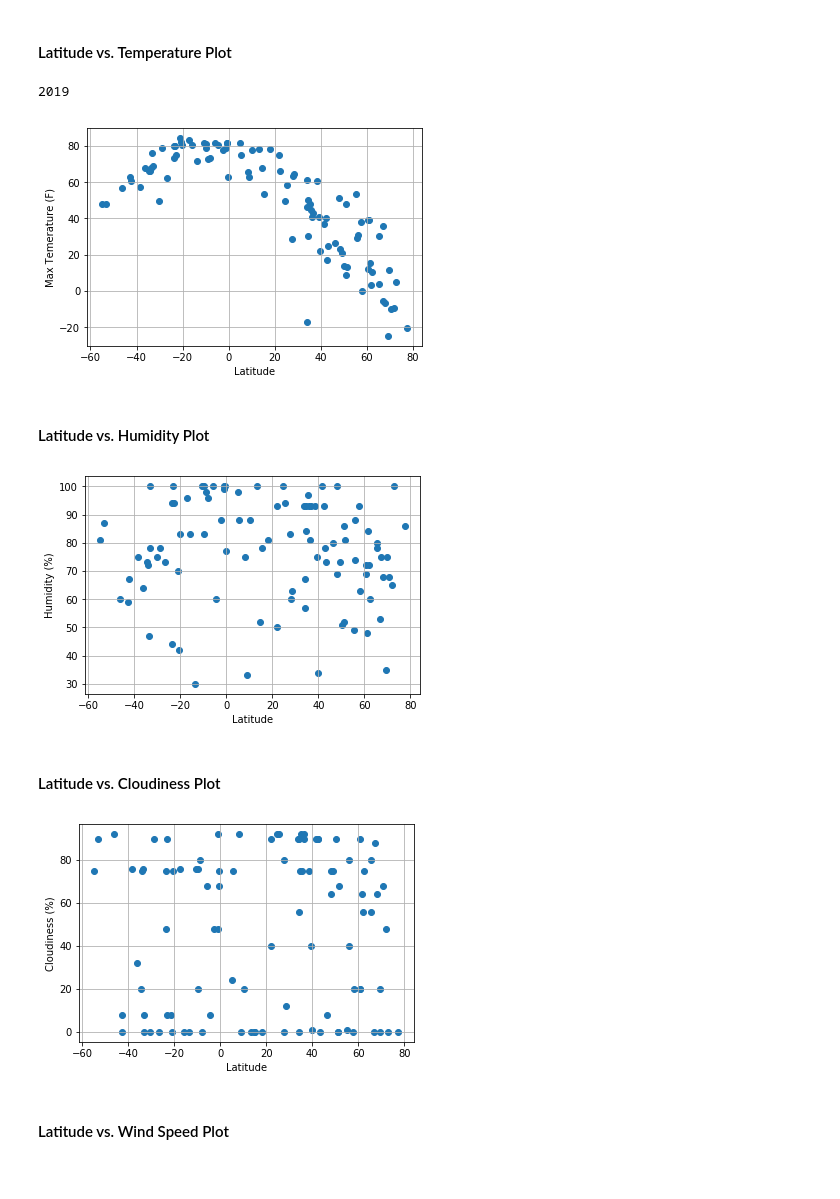
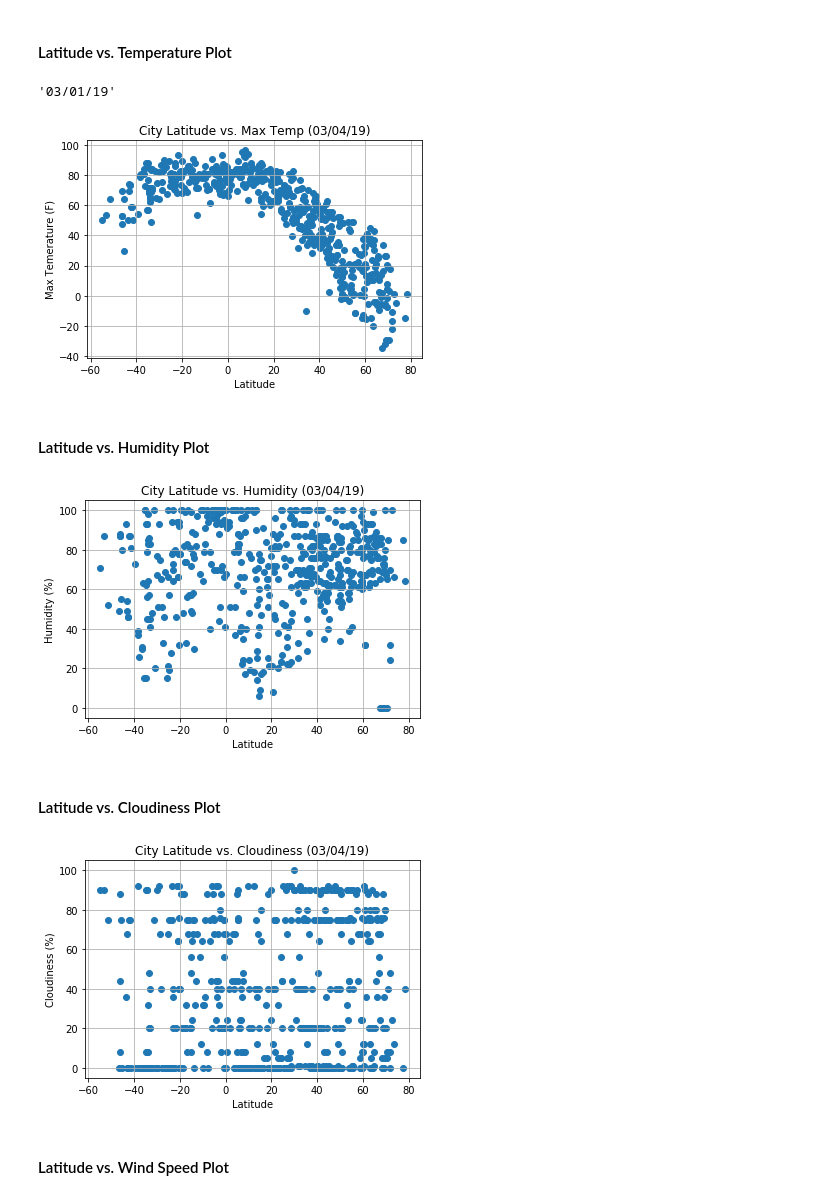
Before and after one commit to sbogdan-sb/Python-API-data-retrieval, a Jupyter notebook: WeatherPy.ipynb, the cells around one changed output. Drawn from its saved outputs; the diff is of its cells as text; code cells hidden in the pictures.

```diff
--- a/WeatherPy.ipynb
+++ b/WeatherPy.ipynb
@@ -41,8 +41,8 @@ lat_lngs = []
 cities = []
 
 # Create a set of random lat and lng combinations
-lats = np.random.uniform(low=-90.000, high=90.000, size=150)
-lngs = np.random.uniform(low=-180.000, high=180.000, size=150)
+lats = np.random.uniform(low=-90.000, high=90.000, size=1500)
+lngs = np.random.uniform(low=-180.000, high=180.000, size=1500)
 lat_lngs = zip(lats, lngs)
 
 # Identify nearest city for each lat, lng combination
@@ -138,17 +143,19 @@ weather_df.head()
 #### Latitude vs. Temperature Plot
 # %%
 datetime.fromtimestamp(1551310309)
-datetime.now().year
+datetime.now().strftime("%m/%d/%y")
 # %% [output]
-2019
+'03/01/19'
 # %%
 plt.scatter(weather_df["Lat"], weather_df["Max Temp"])
 plt.grid()
 plt.xlabel("Latitude")
 plt.ylabel("Max Temerature (F)")
+plt.title("City Latitude vs. Max Temp (" + datetime.now().strftime("%m/%d/%y") + ")")
+plt.savefig("output_data/Lat_vs_temp.png")
 plt.show()
 # %% [output]
-[figure, old version]
+[figure, new version]
 # %% [markdown]
 #### Latitude vs. Humidity Plot
 # %%
@@ -156,9 +163,11 @@ plt.scatter(weather_df["Lat"], weather_df["Humidity"])
 plt.grid()
 plt.xlabel("Latitude")
 plt.ylabel("Humidity (%)")
+plt.title("City Latitude vs. Humidity (" + datetime.now().strftime("%m/%d/%y") + ")")
+plt.savefig("output_data/Lat_vs_humidity.png")
 plt.show()
 # %% [output]
-[figure, old version]
+[figure, new version]
 # %% [markdown]
 #### Latitude vs. Cloudiness Plot
 # %%
@@ -166,9 +175,11 @@ plt.scatter(weather_df["Lat"], weather_df["Cloudiness"])
 plt.grid()
 plt.xlabel("Latitude")
 plt.ylabel("Cloudiness (%)")
+plt.title("City Latitude vs. Cloudiness (" + datetime.now().strftime("%m/%d/%y") + ")")
+plt.savefig("output_data/Lat_vs_cloudiness.png")
 plt.show()
 # %% [output]
-[figure, old version]
+[figure, new version]
 # %% [markdown]
 #### Latitude vs. Wind Speed Plot
 # %%
```
Also changed, not shown: parts of 5 cells of this notebook, 6 other files.
